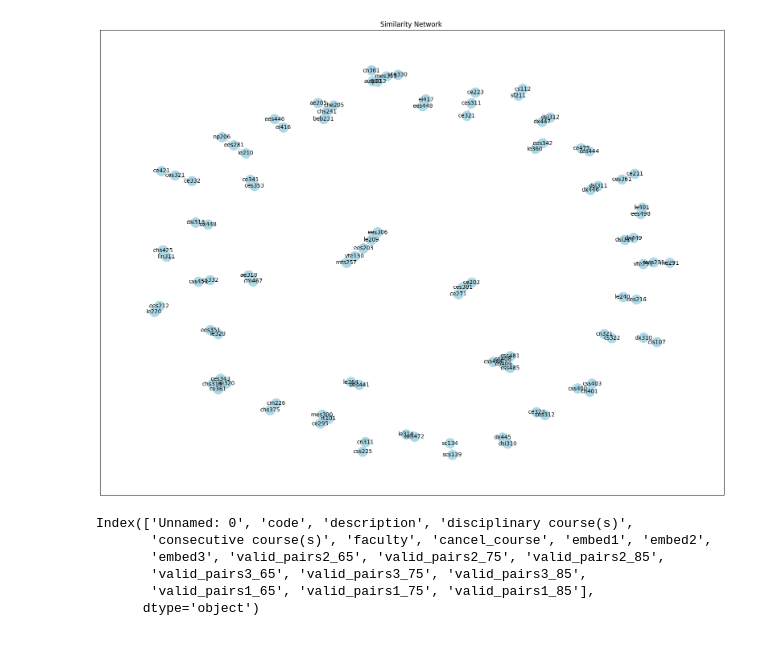
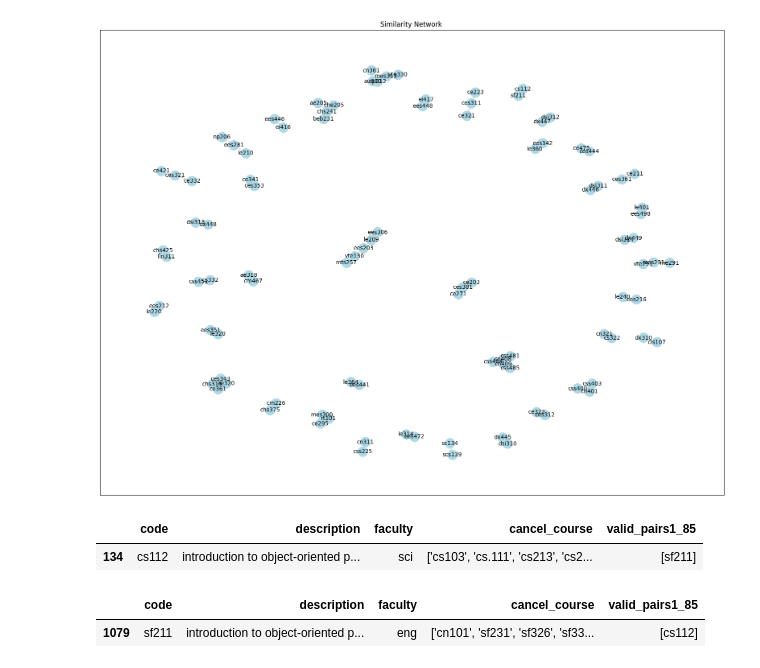
Before and after one commit to chokoon123/314, a Jupyter notebook: 4_Building_System.ipynb, the cells around one changed output. Drawn from its saved outputs; the diff is of its cells as text; code cells hidden in the pictures.

```diff
--- a/4_Building_System.ipynb
+++ b/4_Building_System.ipynb
@@ -220,16 +220,17 @@ dataframe["valid_pairs3_85"] = [[] for _ in range(len(dataframe))]
 code_pairs3 = compute_similarity_matrix3(dataframe)
 # %% [output]
 [figure]
-# %%
-dataframe.columns
-# %% [output]
-Index(['Unnamed: 0', 'code', 'description', 'disciplinary course(s)',
-       'consecutive course(s)', 'faculty', 'cancel_course', 'embed1', 'embed2',
-       'embed3', 'valid_pairs2_65', 'valid_pairs2_75', 'valid_pairs2_85',
-       'valid_pairs3_65', 'valid_pairs3_75', 'valid_pairs3_85',
-       'valid_pairs1_65', 'valid_pairs1_75', 'valid_pairs1_85'],
-      dtype='object')
 # %%
 dataframe.drop(columns=["valid_pairs1","valid_pairs2","valid_pairs3"],inplace=True)
 # %%
 dataframe.to_csv("final_2.csv")
+# %%
+dataframe[dataframe["code"] == "cs112"][['code', 'description', 'faculty','cancel_course','valid_pairs1_85']]
+# %% [output]
+|  | code | description | faculty | cancel_course | valid_pairs1_85 |
+| 134 | cs112 | introduction to object-oriented p... | sci | ['cs103', 'cs.111', 'cs213', 'cs2... | [sf211] |
+# %%
+dataframe[dataframe["code"] == "sf211"][['code', 'description', 'faculty','cancel_course','valid_pairs1_85']]
+# %% [output]
+|  | code | description | faculty | cancel_course | valid_pairs1_85 |
+| 1079 | sf211 | introduction to object-oriented p... | eng | ['cn101', 'sf231', 'sf326', 'sf33... | [cs112] |
```
Also changed, not shown: 3 other files.
